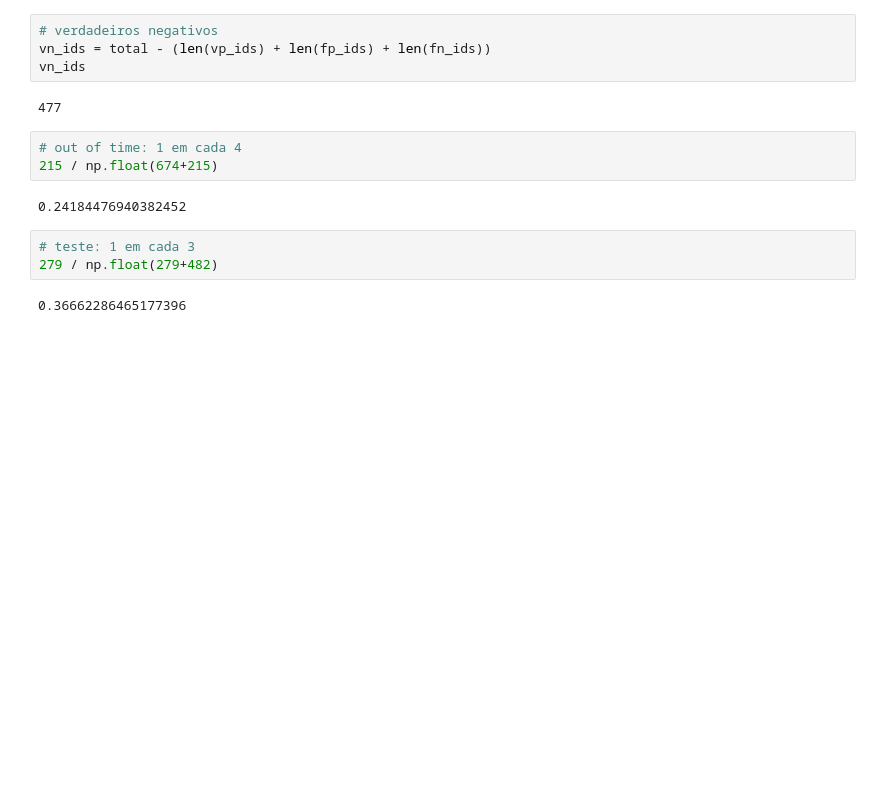
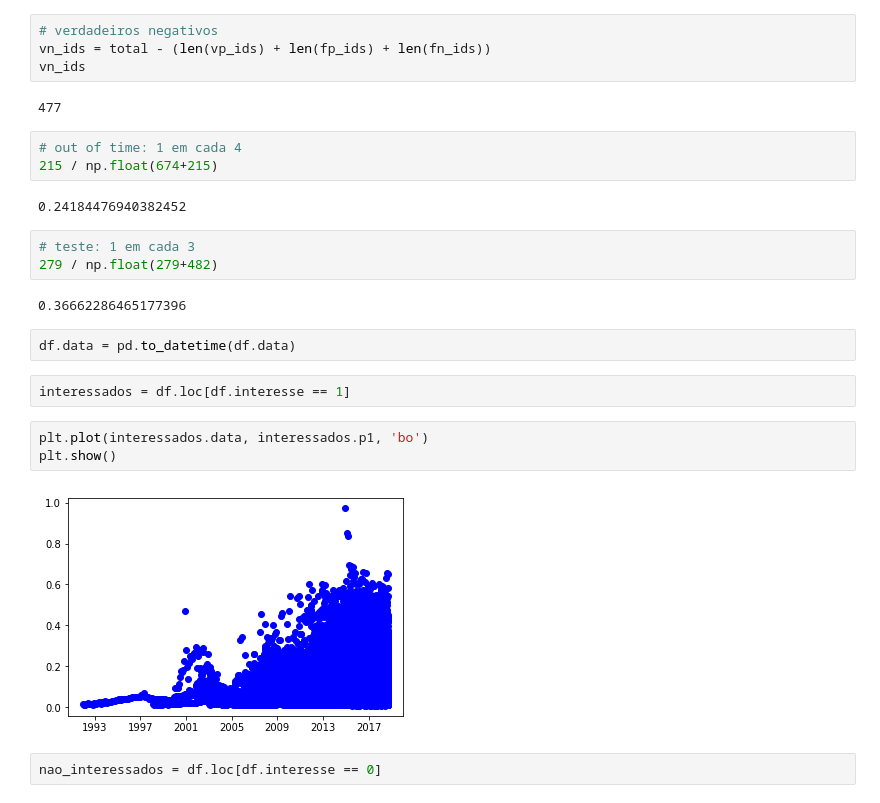
Before and after one commit to rnmourao/mudanca_emprego, a Jupyter notebook: src/11_analisando_out_of_time.ipynb, the cells around one changed output. Drawn from its saved outputs; the diff is of its cells as text; blank space fills up the shorter version.

```diff
--- a/src/11_analisando_out_of_time.ipynb
+++ b/src/11_analisando_out_of_time.ipynb
@@ -217,3 +218,14 @@ vn_ids
 279 / np.float(279+482)
 # %% [output]
 0.36662286465177396
+# %%
+df.data = pd.to_datetime(df.data)
+# %%
+interessados = df.loc[df.interesse == 1]
+# %%
+plt.plot(interessados.data, interessados.p1, 'bo')
+plt.show()
+# %% [output]
+[figure, added]
+# %%
+nao_interessados = df.loc[df.interesse == 0]
```
Also changed, not shown: parts of 4 cells of this notebook.
